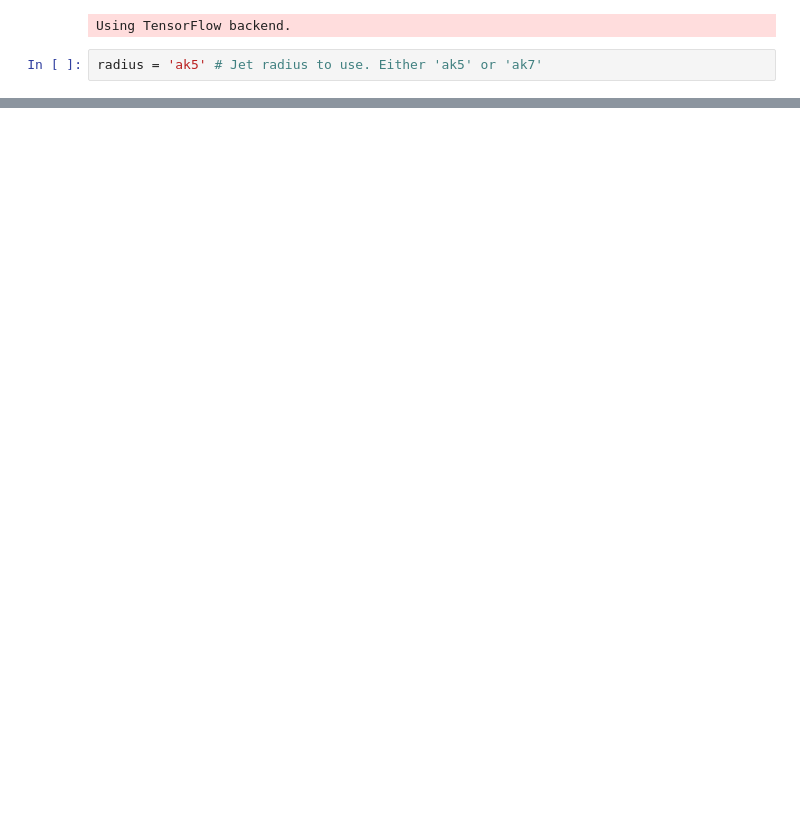
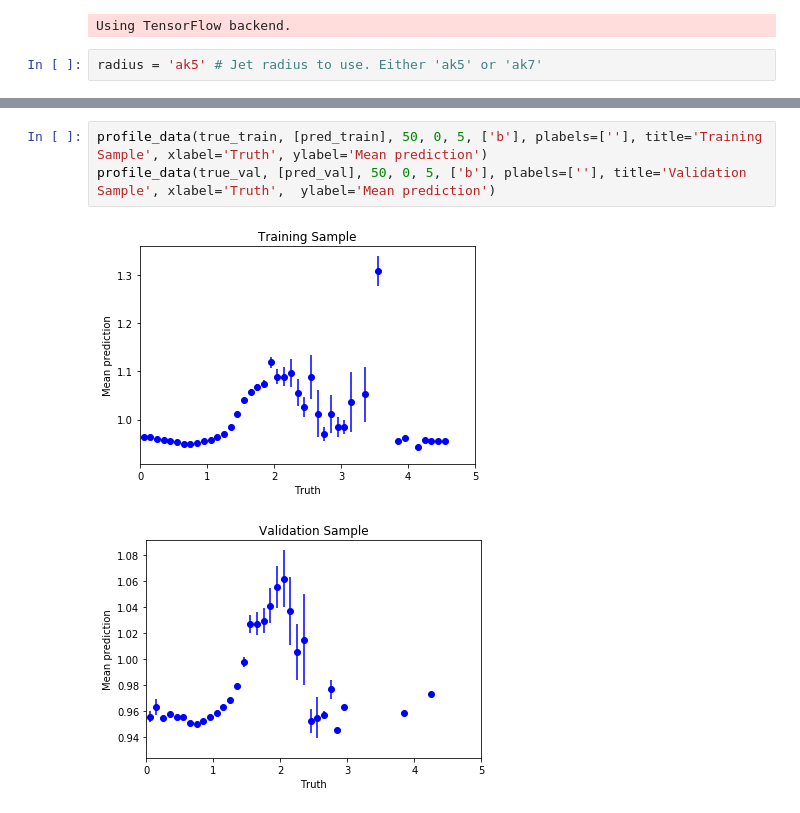
Before and after one commit to MLBasedJEC/DeepJEC, a Jupyter notebook: validate_cnn.ipynb, the cells around one changed output, grey strips where cells are left out. Cells and saved outputs as stored; diff of their text form; blank space fills up the shorter version.

```diff
--- a/validate_cnn.ipynb
+++ b/validate_cnn.ipynb
@@ -599,0 +122,6 @@ plt.show()
+# %%
+profile_data(true_train, [pred_train], 50, 0, 5, ['b'], plabels=[''], title='Training Sample', xlabel='Truth', ylabel='Mean prediction')
+profile_data(true_val, [pred_val], 50, 0, 5, ['b'], plabels=[''], title='Validation Sample', xlabel='Truth',  ylabel='Mean prediction')
+# %% [output]
+[figure, added]
+[figure, added]
```
Also changed, not shown: parts of 73 cells of this notebook, 2 other files.
